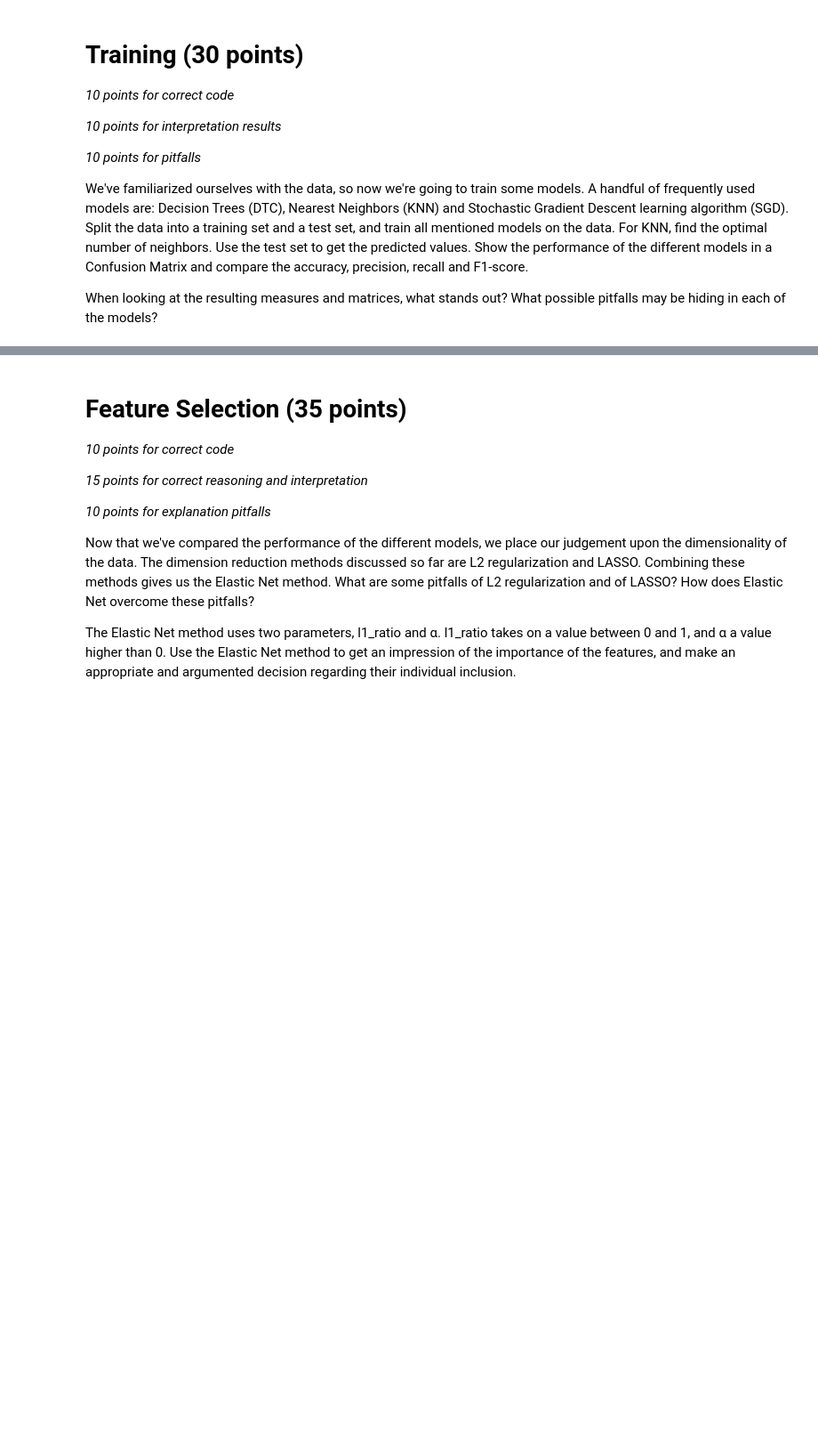
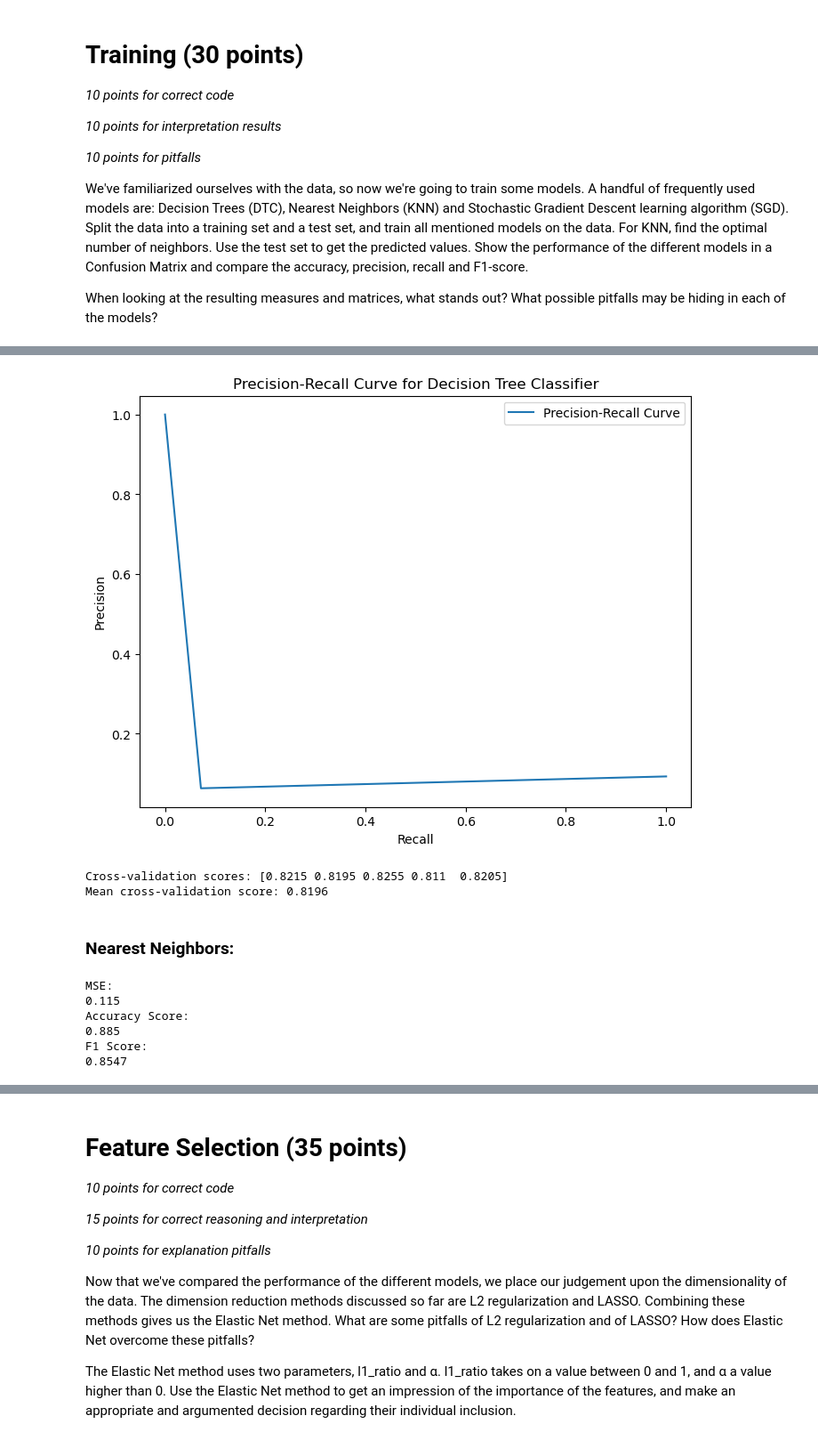
Before and after one commit to gua7/Finance, a Jupyter notebook: ML4F_2023_Assignment_1.ipynb, the cells around one changed output, grey strips where cells are left out. Shown: that part at 89% size. Drawn from its saved outputs; the diff is of its cells as text; code cells hidden in the pictures; blank space fills up the shorter version.

```diff
--- a/ML4F_2023_Assignment_1.ipynb
+++ b/ML4F_2023_Assignment_1.ipynb
@@ -139,0 +177,11 @@ When looking at the resulting measures and matrices, what stands out? What possi
+# %%
+precision, recall, _ = precision_recall_curve(Y_test, Y_scores)
+plt.figure(figsize=(8, 6))
+plt.plot(recall, precision, label='Precision-Recall Curve')
+plt.xlabel('Recall')
+plt.ylabel('Precision')
+plt.title('Precision-Recall Curve for Decision Tree Classifier')
+plt.legend()
+plt.show()
+# %% [output]
+[figure, added]
@@ -139,0 +190,25 @@ When looking at the resulting measures and matrices, what stands out? What possi
+# %%
+print("Cross-validation scores:", scores)
+print("Mean cross-validation score:", scores.mean())
+# %% [output]
+Cross-validation scores: [0.8215 0.8195 0.8255 0.811  0.8205]
+Mean cross-validation score: 0.8196
+# %% [markdown]
+### Nearest Neighbors:
+# %%
+model_knn = KNeighborsClassifier(n_neighbors=3)
+model_knn = model_knn.fit(X_train, Y_train)
+X_test_knn = np.array(X_test)
+Y_pred_knn = model_knn.predict(X_test_knn)
+print("MSE: \n" + str(np.round(mean_squared_error(Y_test, Y_pred_knn), 4)))
+acc_knn = accuracy_score(Y_test, Y_pred_knn)
+print("Accuracy Score: \n" + str(acc_knn))
+f1 = np.round(f1_score(Y_test, Y_pred_knn, average='weighted'), 4)
+print("F1 Score: \n" + str(f1))
+# %% [output]
+MSE:
+0.115
+Accuracy Score:
+0.885
+F1 Score:
+0.8547
```
Also changed, not shown: parts of 23 cells of this notebook.
